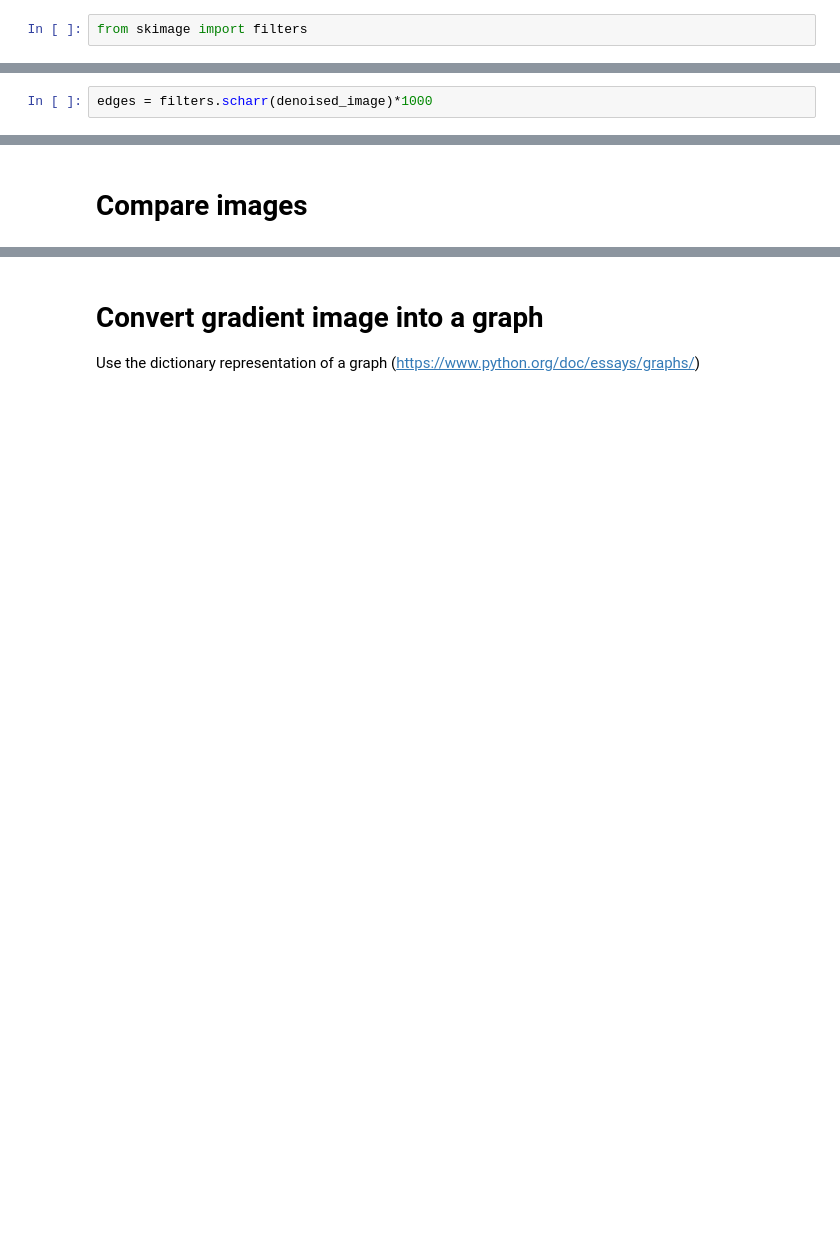
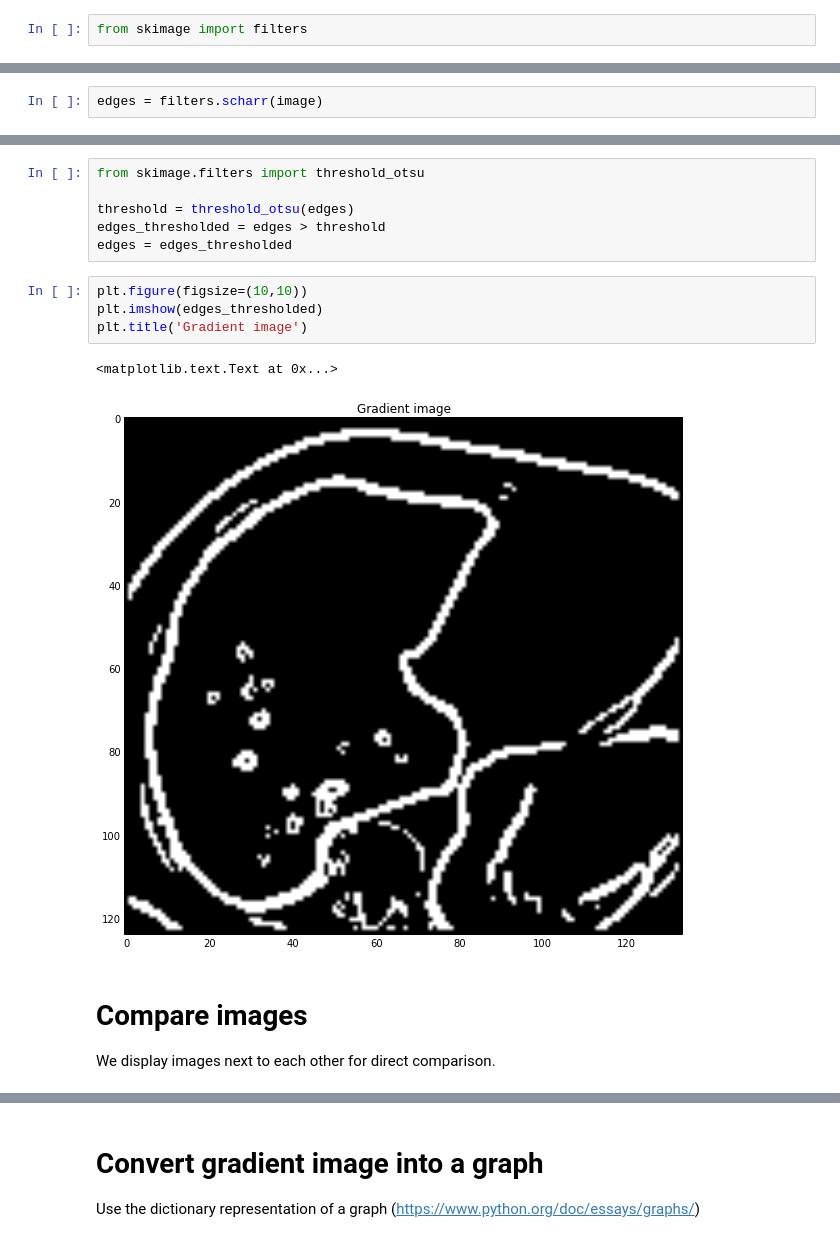
Before and after one commit to pdyban/livewire, a Jupyter notebook: notebooks/Livewire.ipynb, the cells around one changed output, grey strips where cells are left out. Drawn from its saved outputs; the diff is of its cells as text; blank space fills up the shorter version.

```diff
--- a/notebooks/Livewire.ipynb
+++ b/notebooks/Livewire.ipynb
@@ -77,5 +65,5 @@ from skimage import filters
 # %%
-edges = filters.scharr(denoised_image)*1000
+edges = filters.scharr(image)
 # %%
 plt.figure(figsize=(10,10))
 plt.imshow(edges)
@@ -85,5 +74,20 @@ plt.title('Gradient image')
-# %% [markdown]
-# Compare images
+# %%
+from skimage.filters import threshold_otsu
+
+threshold = threshold_otsu(edges)
+edges_thresholded = edges > threshold
+edges = edges_thresholded
+# %%
+plt.figure(figsize=(10,10))
+plt.imshow(edges_thresholded)
+plt.title('Gradient image')
+# %% [output]
+<matplotlib.text.Text at 0x...>
+[figure, added]
+# %% [markdown]
+# Compare images
+
+We display images next to each other for direct comparison.
 # %%
 fig, ax = plt.subplots(nrows=1, ncols=3, figsize=(16, 10), sharex=True,
                        sharey=True, subplot_kw={'adjustable': 'box-forced'})
```
Also changed, not shown: parts of 17 cells of this notebook.
